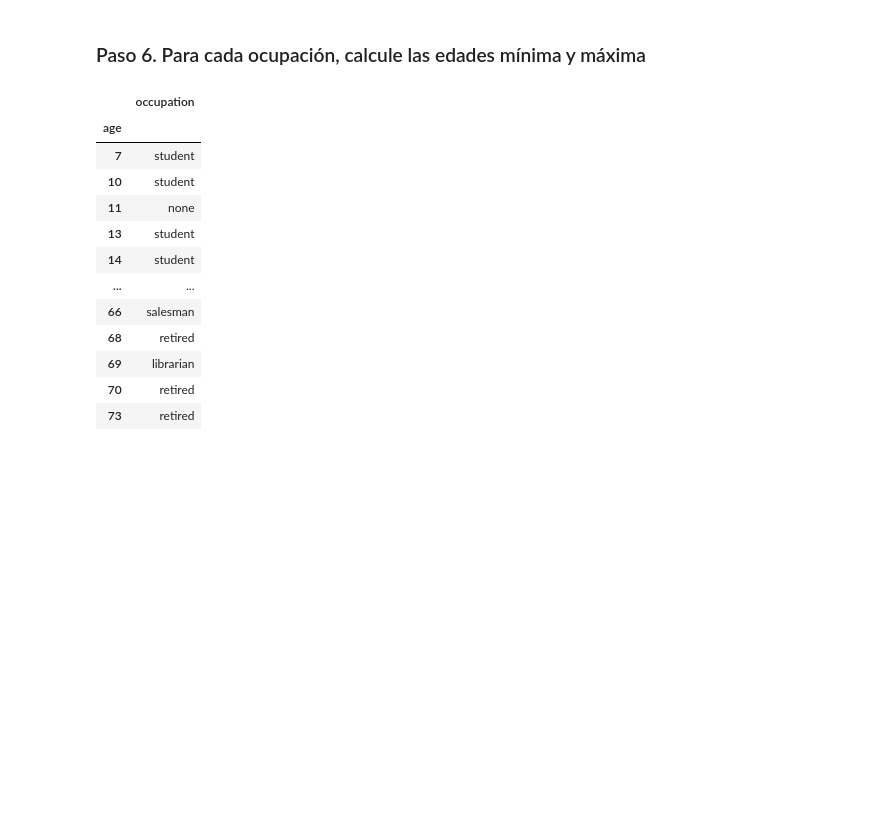
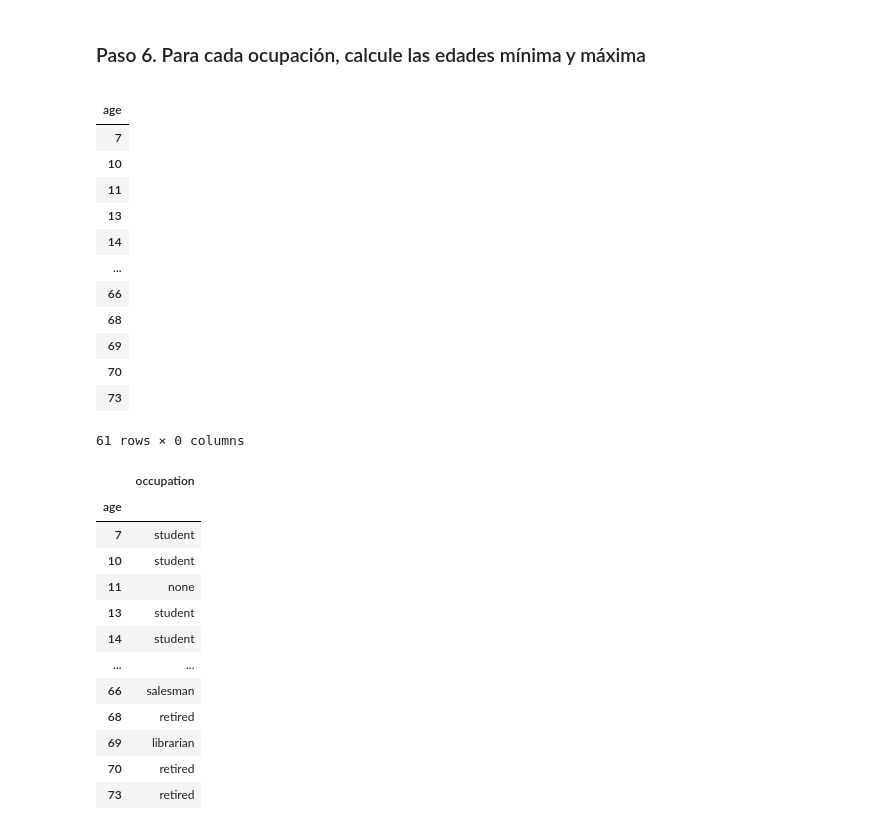
Before and after one commit to IsabelRomoBru/DS102024, a Jupyter notebook: 2-DataAnalysis/2-Pandas/Practica/6-Occupation/Occupation Grouping.ipynb, the cells around one changed output. Drawn from its saved outputs; the diff is of its cells as text; code cells hidden in the pictures; blank space fills up the shorter version.

```diff
--- a/2-DataAnalysis/2-Pandas/Practica/6-Occupation/Occupation Grouping.ipynb
+++ b/2-DataAnalysis/2-Pandas/Practica/6-Occupation/Occupation Grouping.ipynb
@@ -116,5 +193,22 @@ Name: count, dtype: int64
 # %% [markdown]
 ### Paso 6. Para cada ocupación, calcule las edades mínima y máxima
+# %%
+usuarios.groupby('age')[['occupation']].aggregate('max','min')
+# %% [output]
+|  |
+| age |
+| 7 |
+| 10 |
+| 11 |
+| 13 |
+| 14 |
+| ... |
+| 66 |
+| 68 |
+| 69 |
+| 70 |
+| 73 |
+61 rows × 0 columns
 # %%
 usuarios.groupby('age')[['occupation']].max()
 # %% [output]
```
Also changed, not shown: parts of 6 cells of this notebook, 3 other files.
